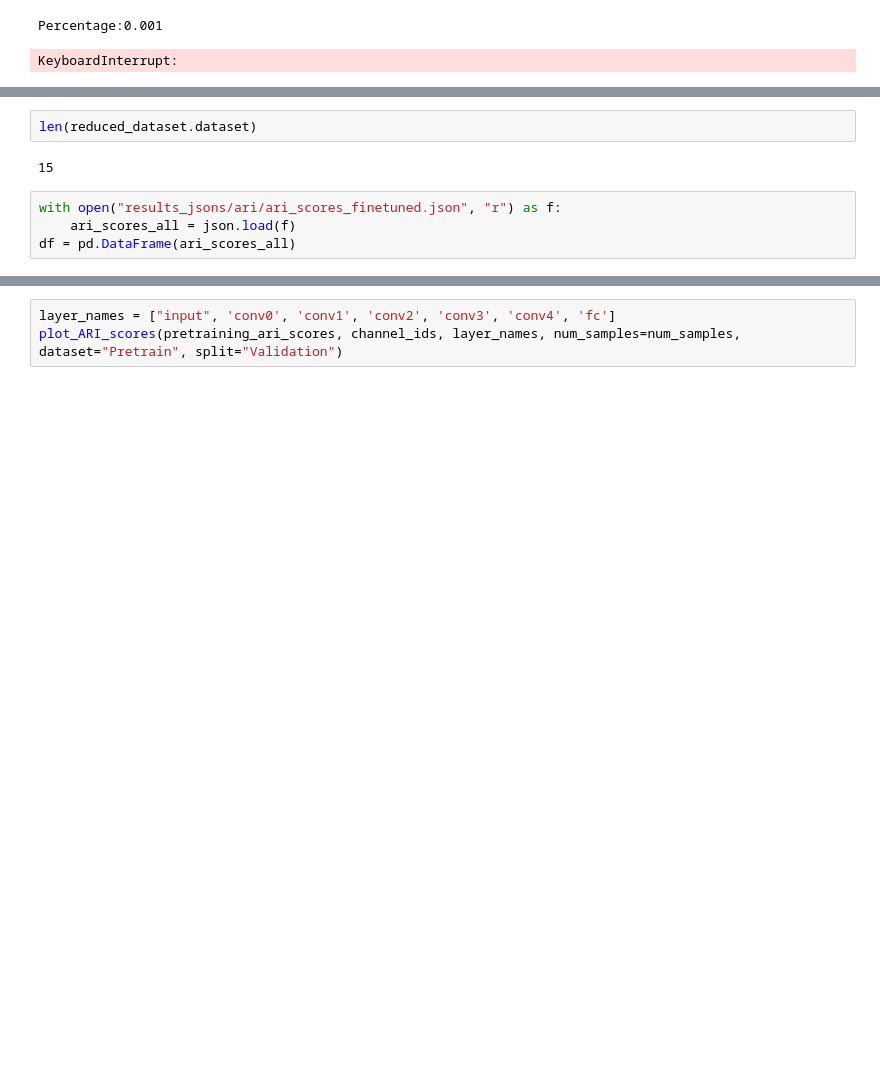
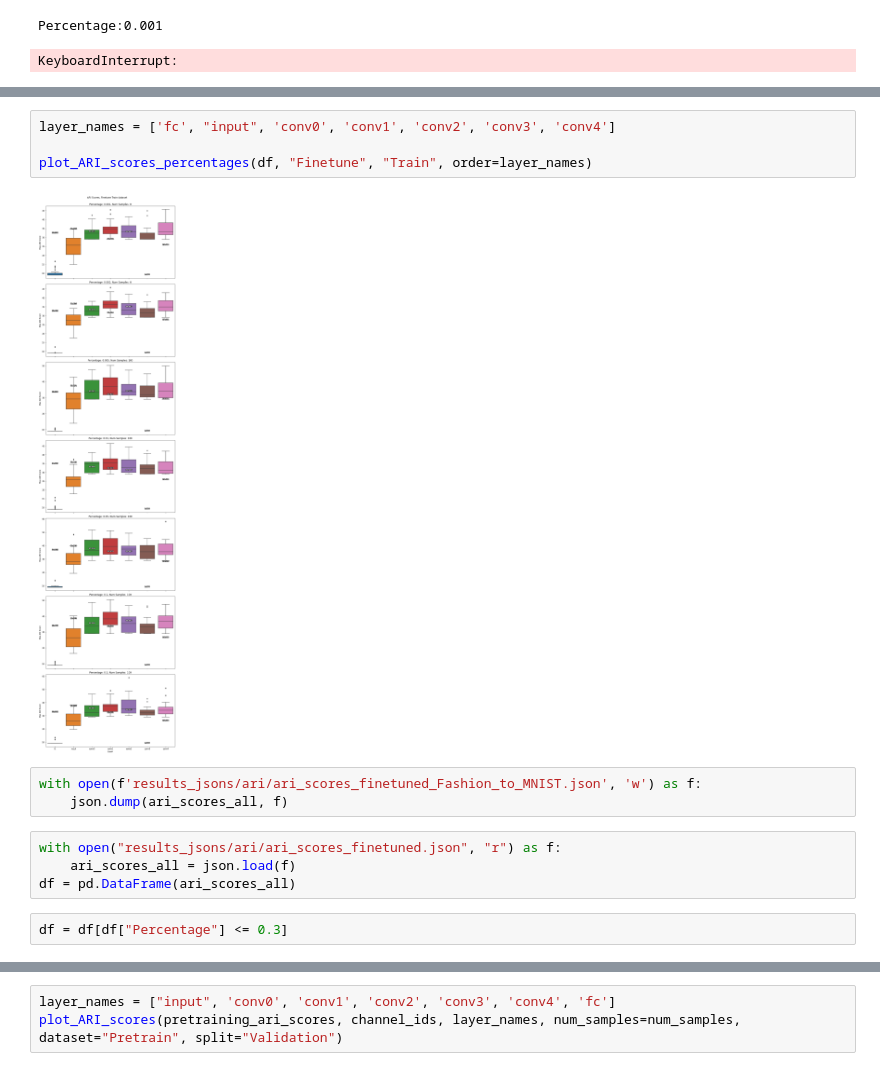
Before and after one commit to tusharmanekar/mp-tl-study, a Jupyter notebook: FashionMNIST/FashionMNIST_ARI_Kmeans_multidimensional.ipynb, the cells around one changed output, grey strips where cells are left out. Saved outputs shown, nothing was run; the diff lists cells and outputs as text; blank space fills up the shorter version.

```diff
--- a/FashionMNIST/FashionMNIST_ARI_Kmeans_multidimensional.ipynb
+++ b/FashionMNIST/FashionMNIST_ARI_Kmeans_multidimensional.ipynb
@@ -1115,9 +543,16 @@ ValueError: n_components=10 must be between 0 and min(n_samples, n_features)=1 w
-# %%
-len(reduced_dataset.dataset)
-# %% [output]
-15
+# %%
+layer_names = ['fc', "input", 'conv0', 'conv1', 'conv2', 'conv3', 'conv4']
+
+plot_ARI_scores_percentages(df, "Finetune", "Train", order=layer_names)
+# %% [output]
+[figure, added]
+# %%
+with open(f'results_jsons/ari/ari_scores_finetuned_Fashion_to_MNIST.json', 'w') as f:
+    json.dump(ari_scores_all, f)
 # %%
 with open("results_jsons/ari/ari_scores_finetuned.json", "r") as f:
     ari_scores_all = json.load(f)
 df = pd.DataFrame(ari_scores_all)
+# %%
+df = df[df["Percentage"] <= 0.3]
 # %%
```
Also changed, not shown: parts of 18 cells of this notebook, 45 other files.
